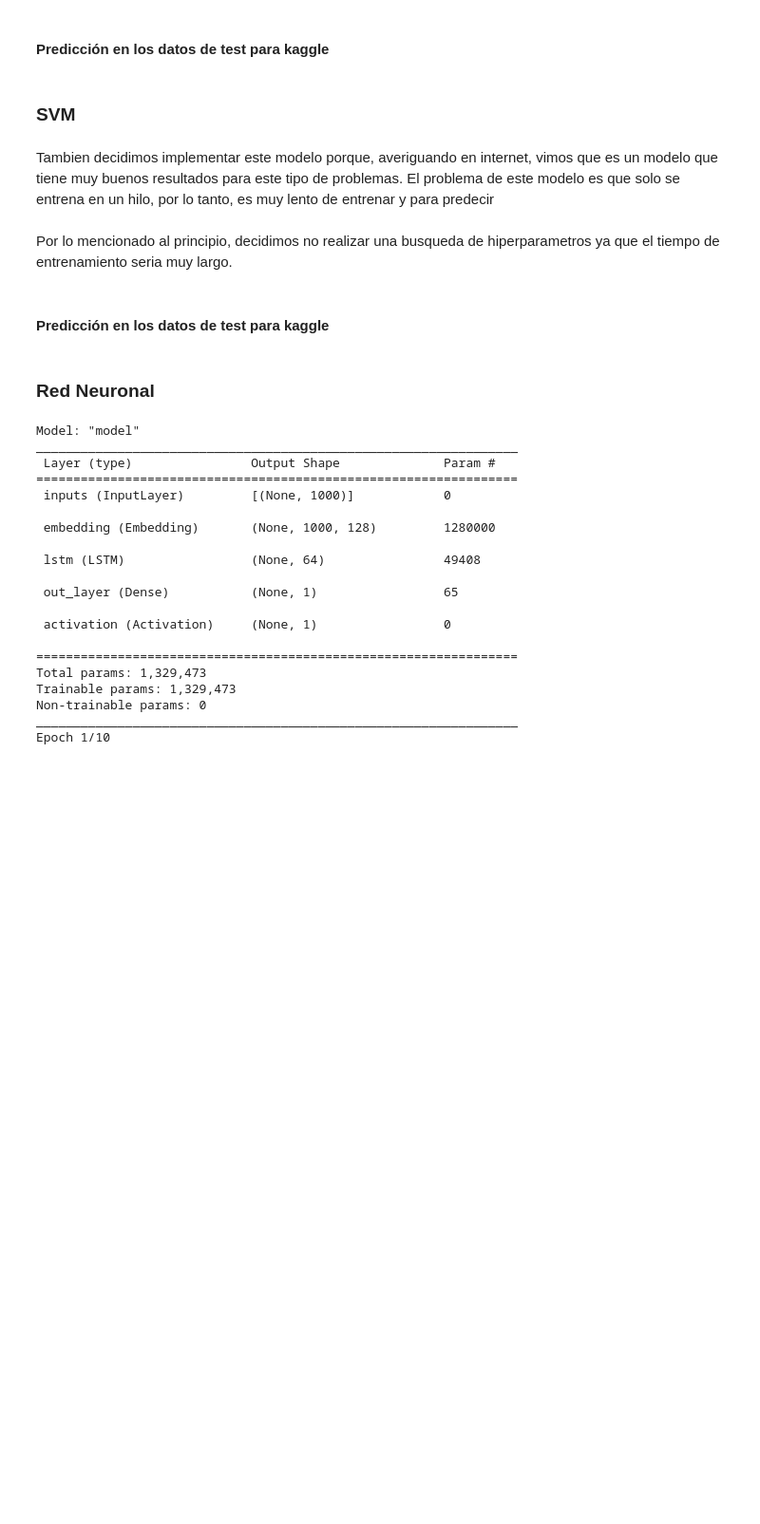
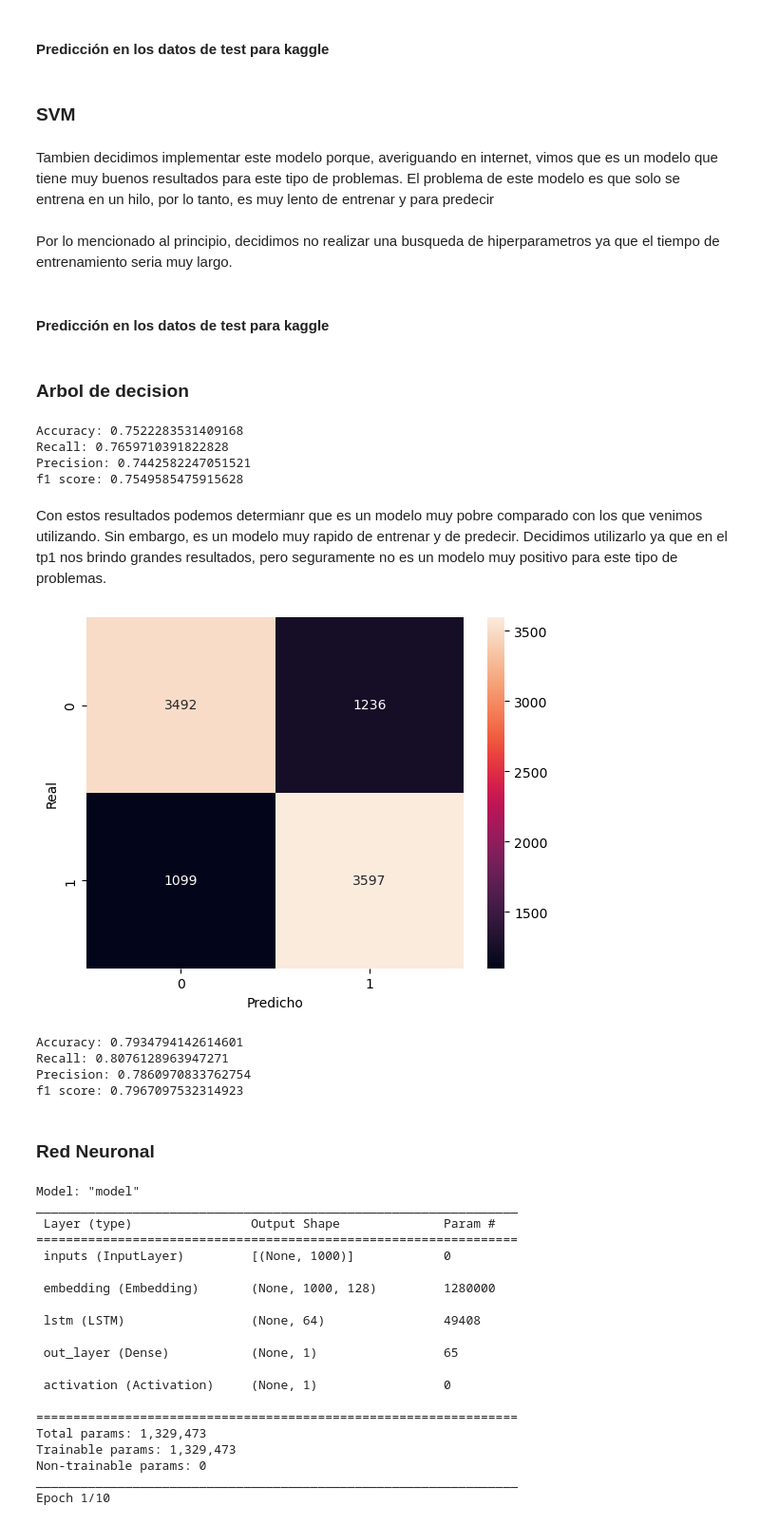
Before and after one commit to JuampiCarosi/7506R-2C2023-GRUPO23, a Jupyter notebook: tp2/7506R_TP2_GRUPO23_ENTREGA.ipynb, the cells around one changed output. Shown at 95% size. Saved outputs shown, nothing was run; the diff lists cells and outputs as text; code cells hidden in the pictures; blank space fills up the shorter version.

```diff
--- a/tp2/7506R_TP2_GRUPO23_ENTREGA.ipynb
+++ b/tp2/7506R_TP2_GRUPO23_ENTREGA.ipynb
@@ -843,7 +828,7 @@ df_entrega.to_csv('lr_preproceso_upgrade.csv', index=False)
 # %% [markdown]
 Seguiremos con un modelo de XGBoost ya que es un modelo que esperamos que va a tener muy buenos resultados.
 # %%
-vectorizer = TfidfVectorizer(max_features=10000, ngram_range=(1, 2), min_df=5, max_df=0.7, binary=True)
+vectorizer = TfidfVectorizer(max_features=7000, ngram_range=(1, 2), min_df=5, max_df=0.7, binary=True)
 modelo_xg_boost = Pipeline([
   ('tfidf', vectorizer),
   ('xgb', XGBClassifier(
@@ -976,7 +964,7 @@ df_entrega.to_csv('entrega.csv', index=False)
 # %% [markdown]
 Otro modelo que utilizaremos es el de Random Forest ya que es un modelo que esperamos que va a tener buenos resultados. Sin embargo, creemos que no va a superar a XGBoost. La ventaja de este modelo es que es muy rapido de entrenar y de predecir.
 # %%
-vectorizer = TfidfVectorizer(max_features=10000, ngram_range=(1, 2), min_df=5, max_df=0.7, binary=True)
+vectorizer = TfidfVectorizer(max_features=7000, ngram_range=(1, 2), min_df=5, max_df=0.7, binary=True)
 modelo_random_forest = Pipeline([
     ('tfidf', vectorizer),
     ('rfc', RandomForestClassifier(
@@ -1082,14 +1073,15 @@ df_entrega.to_csv('lr_preproceso_demoji.csv', index=False)
 # %% [markdown]
 Tambien decidimos implementar este modelo porque, averiguando en internet, vimos que es un modelo que tiene muy buenos resultados para este tipo de problemas. El problema de este modelo es que solo se entrena en un hilo, por lo tanto, es muy lento de entrenar y para predecir
 # %%
+vectorizer = TfidfVectorizer(max_features=7000, ngram_range=(1, 2))
 modelo_svm = Pipeline([
-    ('tfidf', TfidfVectorizer(max_features=10000)),
+    ('tfidf', vectorizer),
     ('svm', SVC(C=1, probability=True, gamma='auto', kernel='rbf'))
     ])
 
-modelo_svm.fit(X_train, y_train)
+modelo_svm.fit(x_train, y_train)
 
-y_pred = modelo_svm.predict(X_test)
+y_pred = modelo_svm.predict(x_test)
 
 mostrar_scores(y_test, y_pred)
 # %%
@@ -1122,6 +1114,48 @@ df_entrega['sentimiento'] = prediccion
 df_entrega.drop('review_es', axis=1, inplace=True)
 
 df_entrega.to_csv('lr_preproceso_demoji.csv', index=False)
+# %% [markdown]
+### Arbol de decision
+# %%
+vectorizer = TfidfVectorizer(max_features=7000, ngram_range=(1, 2), min_df=5, max_df=0.7, binary=True)
+modelo_arbol = Pipeline([
+    ('tfidf', vectorizer),
+    ('dtc', DecisionTreeClassifier(
+            criterion='entropy',
+            random_state=42,
+            max_depth=120,
+            min_samples_leaf=50,
+    ))])
+
+modelo_arbol.fit(x_train, y_train)
+
+y_pred = modelo_arbol.predict(x_test)
+
+mostrar_scores(y_test, y_pred)
+# %% [output]
+Accuracy: 0.7522283531409168
+Recall: 0.7659710391822828
+Precision: 0.7442582247051521
+f1 score: 0.7549585475915628
+# %% [markdown]
+Con estos resultados podemos determianr que es un modelo muy pobre comparado con los que venimos utilizando. Sin embargo, es un modelo muy rapido de entrenar y de predecir. Decidimos utilizarlo ya que en el tp1 nos brindo grandes resultados, pero seguramente no es un modelo muy positivo para este tipo de problemas.
+# %%
+tabla = confusion_matrix(y_test, y_pred)
+sns.heatmap(tabla, annot=True, fmt='d')
+plt.xlabel('Predicho')
+plt.ylabel('Real')
+plt.show()
+# %% [output]
+[figure, added]
+# %%
+y_pred_train = modelo_arbol.predict(x_train)
+
+mostrar_scores(y_train, y_pred_train)
+# %% [output]
+Accuracy: 0.7934794142614601
+Recall: 0.8076128963947271
+Precision: 0.7860970833762754
+f1 score: 0.7967097532314923
 # %% [markdown]
 ### Red Neuronal
 # %%
```
Also changed, not shown: parts of 26 cells of this notebook.
